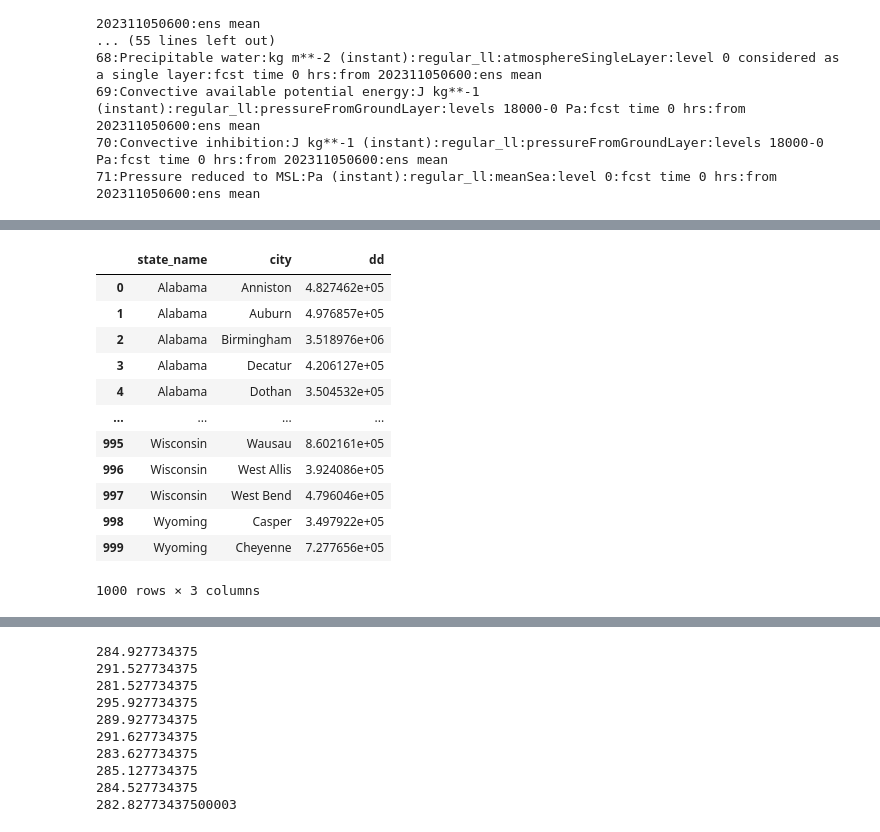
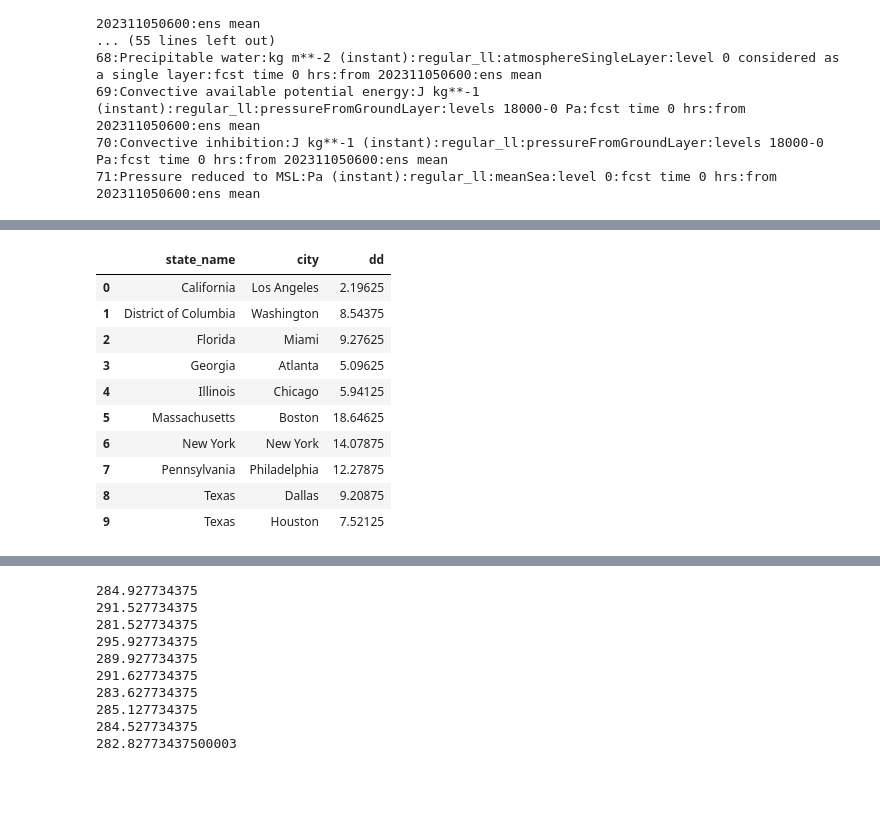
Before and after one commit to aloumakos/Weather-Processor, a Jupyter notebook: test.ipynb, the cells around one changed output, grey strips where cells are left out. Cells and saved outputs as stored; diff of their text form; code cells hidden in the pictures; blank space fills up the shorter version.

```diff
--- a/test.ipynb
+++ b/test.ipynb
@@ -46,7 +46,7 @@ import time
 import pygrib
 import pandas as pd
 
-ct_df = pd.read_csv("uscities.csv")[:1000]
+ct_df = pd.read_csv("uscities.csv")[:10000]
 lls = list(zip(ct_df['lat'], ct_df['lng']))
 
 dt = datetime.now()
@@ -83,19 +83,19 @@ def process(file, cycle):
 
     grbs.close()
 
-while files:
-    idx = int(files[0].split(".")[-1][-3:])
-    print(files[0])
-    try:
-        if idx%24==0 and idx>0:
-            ct_df['dd'] = (ct_df['dd_00']+ct_df['dd_03']+ct_df['dd_06']+ct_df['dd_09']+ct_df['dd_12']+ct_df['dd_15']+ct_df['dd_18']+ct_df['dd_21'])/8
-            break
+# while files:
+#     idx = int(files[0].split(".")[-1][-3:])
+#     print(files[0])
+#     try:
+#         if idx%24==0 and idx>0:
+#             ct_df['dd'] = (ct_df['dd_00']+ct_df['dd_03']+ct_df['dd_06']+ct_df['dd_09']+ct_df['dd_12']+ct_df['dd_15']+ct_df['dd_18']+ct_df['dd_21'])/8
+#             break
 
-        client.download_file('noaa-gefs-pds', files[0], 'temp')
-        process('temp', f"{idx%24:02d}")
+#         client.download_file('noaa-gefs-pds', files[0], 'temp')
+#         process('temp', f"{idx%24:02d}")
 
-    except Exception as e:
-        print(e)
-        # time.sleep(60)
-        break
-    del files[0]
+#     except Exception as e:
+#         print(e)
+#         # time.sleep(60)
+#         break
+#     del files[0]
@@ -116,21 +117,20 @@ len(ct_df["city"])
 # %%
-result_df = ct_df.groupby(['state_name', 'city'])[['population', 'dd']].apply(lambda x: (x['population'] * x['dd']).sum()).reset_index()
+result_df = ct_df.groupby(['state_name', 'city'])[['population', 'dd']].apply(lambda x: (x['population'] * x['dd']/x['population'].sum()).sum()).reset_index()
+
 result_df.columns = ['state_name', 'city', 'dd']
 result_df
 # %% [output]
 |  | state_name | city | dd |
-| 0 | Alabama | Anniston | 4.827462e+05 |
-| 1 | Alabama | Auburn | 4.976857e+05 |
-| 2 | Alabama | Birmingham | 3.518976e+06 |
-| 3 | Alabama | Decatur | 4.206127e+05 |
-| 4 | Alabama | Dothan | 3.504532e+05 |
-| ... | ... | ... | ... |
-| 995 | Wisconsin | Wausau | 8.602161e+05 |
-| 996 | Wisconsin | West Allis | 3.924086e+05 |
-| 997 | Wisconsin | West Bend | 4.796046e+05 |
-| 998 | Wyoming | Casper | 3.497922e+05 |
-| 999 | Wyoming | Cheyenne | 7.277656e+05 |
+| 0 | California | Los Angeles | 2.19625 |
+| 1 | District of Columbia | Washington | 8.54375 |
+| 2 | Florida | Miami | 9.27625 |
+| 3 | Georgia | Atlanta | 5.09625 |
+| 4 | Illinois | Chicago | 5.94125 |
+| 5 | Massachusetts | Boston | 18.64625 |
+| 6 | New York | New York | 14.07875 |
+| 7 | Pennsylvania | Philadelphia | 12.27875 |
+| 8 | Texas | Dallas | 9.20875 |
+| 9 | Texas | Houston | 7.52125 |
-1000 rows × 3 columns
 # %%
 result_df = ct_df.groupby('state_name').apply(lambda x: (x['population'] * x['dd']).sum()).reset_index()
 result_df.columns = ['state_name', 'dd_state']
```
Also changed, not shown: parts of 9 cells of this notebook.
